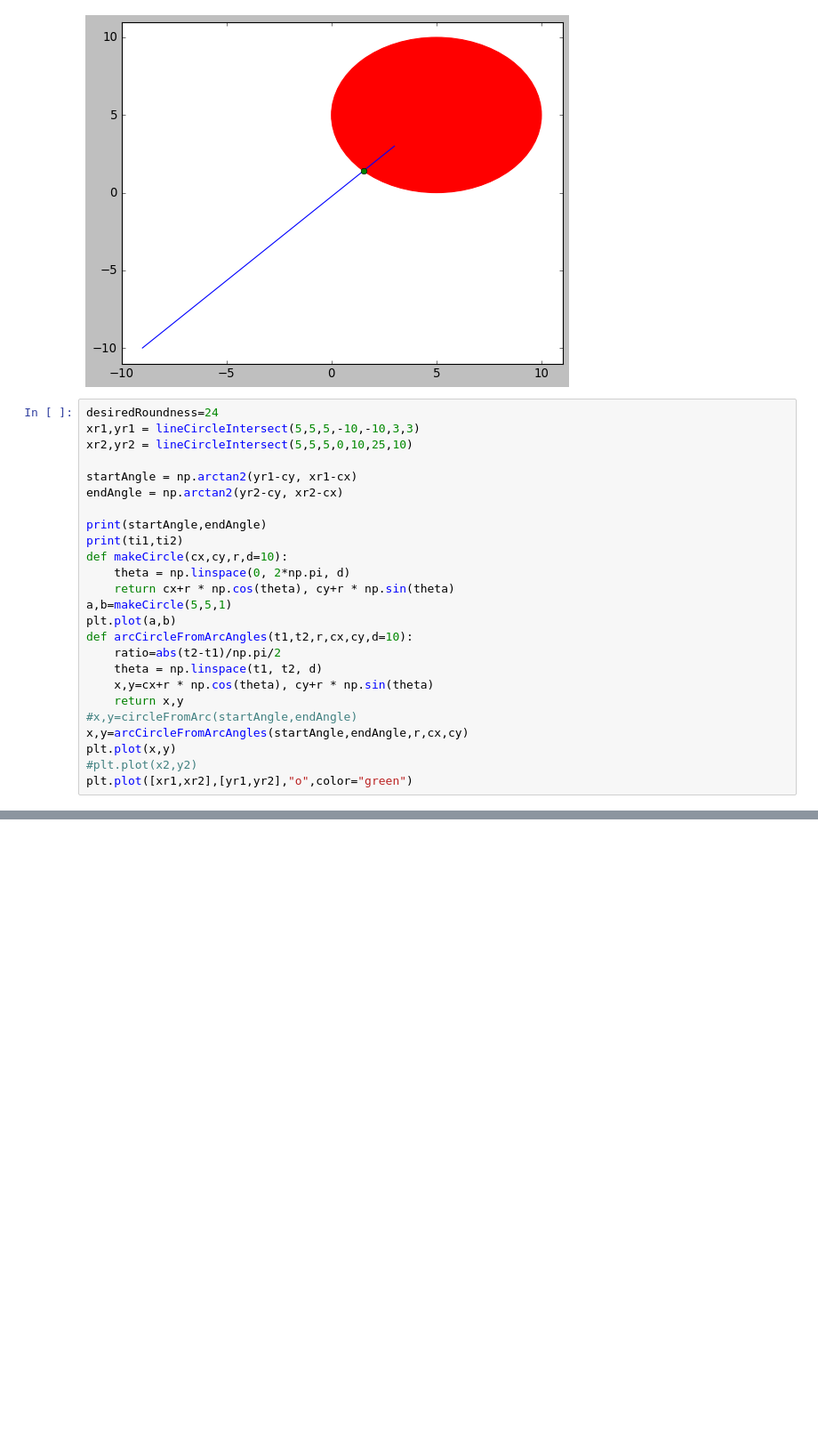
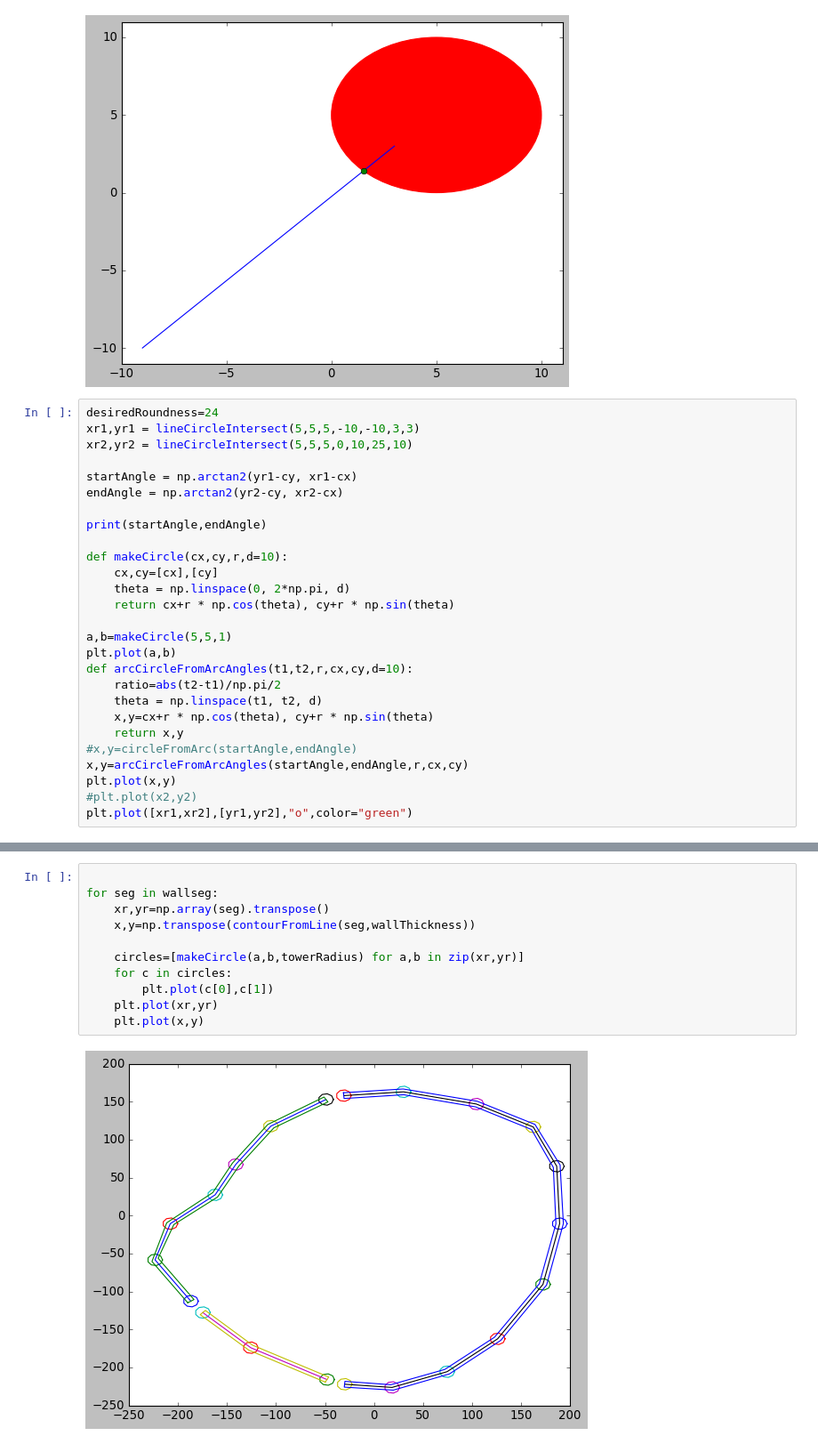
Before and after one commit to Luvideria/mcfgJSONtoOBJ, a Jupyter notebook: city_walls.ipynb, the cells around one changed output, grey strips where cells are left out. Shown at 89% size. Cells and saved outputs as stored; diff of their text form; blank space fills up the shorter version.

```diff
--- a/city_walls.ipynb
+++ b/city_walls.ipynb
@@ -158,10 +160,12 @@ startAngle = np.arctan2(yr1-cy, xr1-cx)
 endAngle = np.arctan2(yr2-cy, xr2-cx)
 
 print(startAngle,endAngle)
-print(ti1,ti2)
+
 def makeCircle(cx,cy,r,d=10):
+    cx,cy=[cx],[cy]
     theta = np.linspace(0, 2*np.pi, d)
     return cx+r * np.cos(theta), cy+r * np.sin(theta)
+
 a,b=makeCircle(5,5,1)
 plt.plot(a,b)
 def arcCircleFromArcAngles(t1,t2,r,cx,cy,d=10):
@@ -180,2 +183,15 @@ plt.plot([xr1,xr2],[yr1,yr2],"o",color="green")
 [<matplotlib.lines.Line2D at 0x...>]
 [figure]
+# %%
+
+for seg in wallseg:
+    xr,yr=np.array(seg).transpose()
+    x,y=np.transpose(contourFromLine(seg,wallThickness))
+
+    circles=[makeCircle(a,b,towerRadius) for a,b in zip(xr,yr)]
+    for c in circles:
+        plt.plot(c[0],c[1])
+    plt.plot(xr,yr)
+    plt.plot(x,y)
+# %% [output]
+[figure, added]
```
Also changed, not shown: parts of 5 cells of this notebook, 1 other file.
